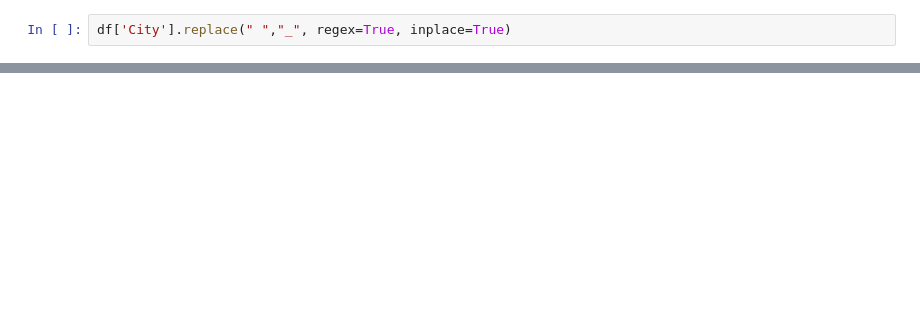
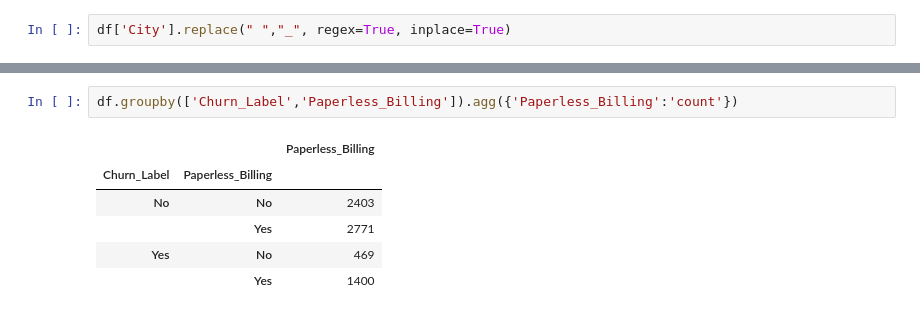
Before and after one commit to Ravi-Kumar-Yadav-6289/Amazon-Reviews-Extraction, a Jupyter notebook: xgboost_test/main.ipynb, the cells around one changed output, grey strips where cells are left out. Drawn from its saved outputs; the diff is of its cells as text; blank space fills up the shorter version.

```diff
--- a/xgboost_test/main.ipynb
+++ b/xgboost_test/main.ipynb
@@ -49,0 +98,9 @@ array([ 1,  8, 18, 25, 37, 27, 58, 15,  7, 11,  3, 13, 16, 24,  4, 32, 54,
+# %%
+df.groupby(['Churn_Label','Paperless_Billing']).agg({'Paperless_Billing':'count'})
+# %% [output]
+|  |  | Paperless_Billing |
+| Churn_Label | Paperless_Billing |  |
+| No | No | 2403 |
+|  | Yes | 2771 |
+| Yes | No | 469 |
+|  | Yes | 1400 |
```
Also changed, not shown: parts of 17 cells of this notebook.
